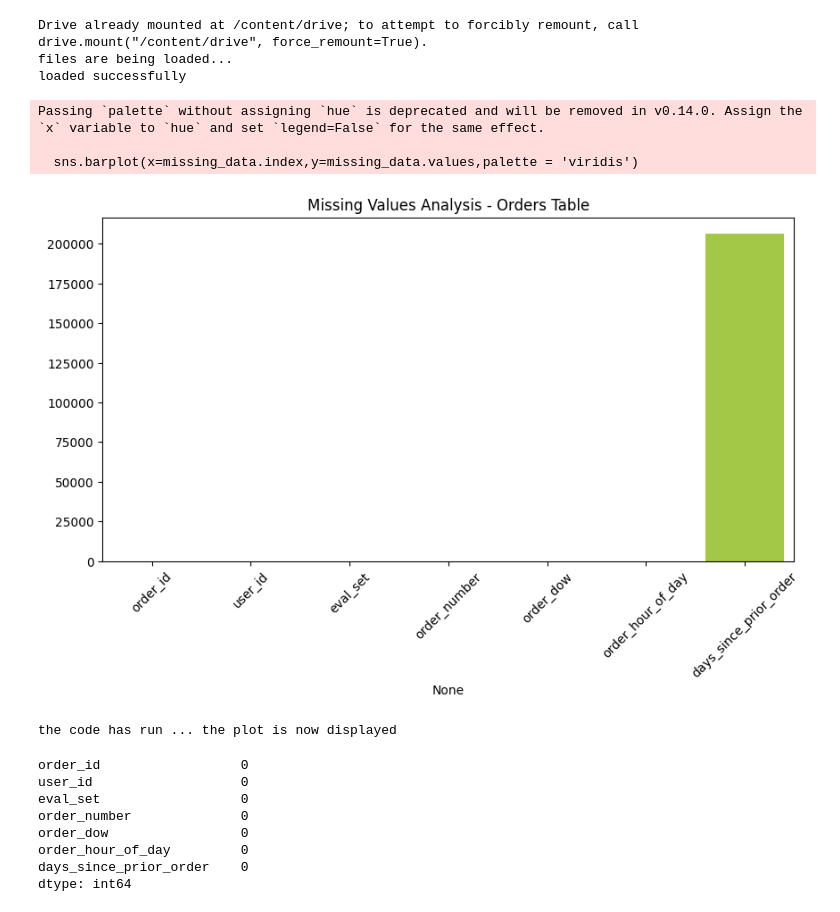
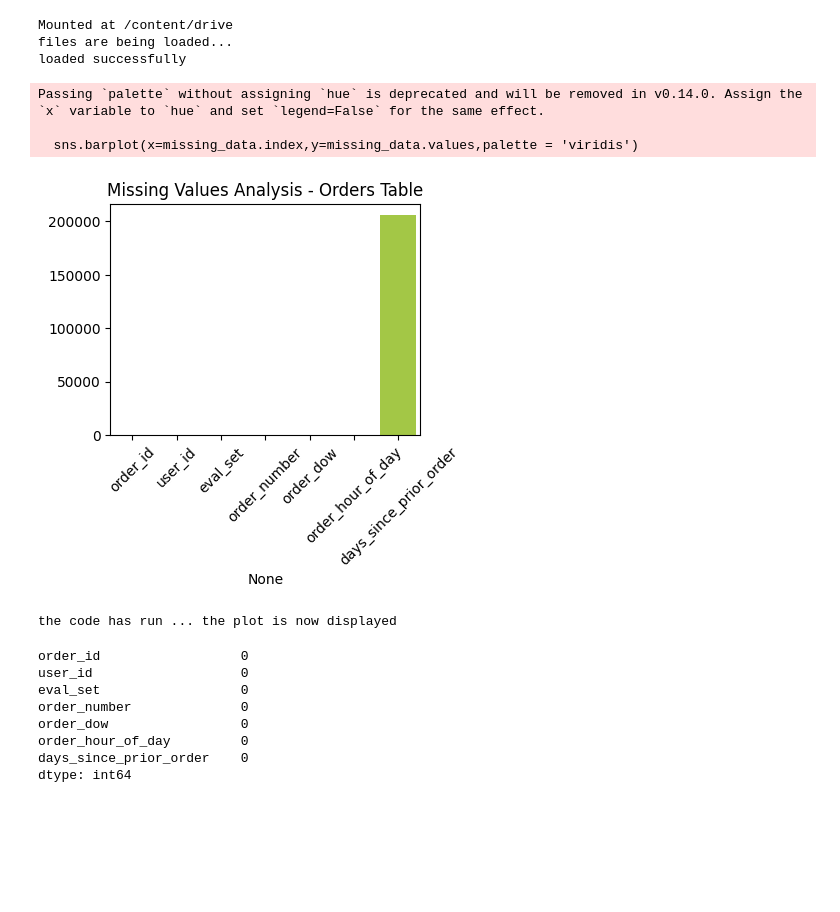
Before and after one commit to reembk5/reem-ML, a Jupyter notebook: task_A_REEM_177645.ipynb, the cells around one changed output. Drawn from its saved outputs; the diff is of its cells as text; code cells hidden in the pictures; blank space fills up the shorter version.

```diff
--- a/task_A_REEM_177645.ipynb
+++ b/task_A_REEM_177645.ipynb
@@ -23,36 +23,36 @@ downcast='integer')
 downcast = 'float')
     return df
 #تحميل الملفات
 print("files are being loaded...")
 orders = reduce_mem_usage(pd.read_csv(path + 'orders.csv'))
 products = reduce_mem_usage(pd.read_csv(path + 'products.csv'))
 aisles = reduce_mem_usage(pd.read_csv(path + 'aisles.csv'))
 departments = reduce_mem_usage(pd.read_csv(path + "departments.csv"))
 print("loaded successfully")
 #تحليل القيم المفقودة و رسمها EDA
 missing_data = orders.isnull().sum()
 
-plt.figure(figsize=(10 , 5))
+plt.figure(figsize=(4 , 3))
 sns.barplot(x=missing_data.index,y=missing_data.values,palette = 'viridis')
 plt.title('Missing Values Analysis - Orders Table')
 plt.xticks(rotation=45)
 plt.savefig('missing_values_plot.png')
 plt.show()
 print("the code has run ... the plot is now displayed")
 #هون خلصت اول اشي انطلب و هو EDA --> EDA
 #الان نبدا ب heavy preprocessing :
 # join :
 products_full = pd.merge(products,
 aisles , on='aisle_id', how='left')
 products_full = pd.merge(products_full, departments , on='department_id' , how='left' )
 # %% [output]
-Drive already mounted at /content/drive; to attempt to forcibly remount, call drive.mount("/content/drive", force_remount=True).
+Mounted at /content/drive
 files are being loaded...
 loaded successfully
 Passing `palette` without assigning `hue` is deprecated and will be removed in v0.14.0. Assign the `x` variable to `hue` and set `legend=False` for the same effect.
 
   sns.barplot(x=missing_data.index,y=missing_data.values,palette = 'viridis')
-[figure, old version]
+[figure, new version]
 the code has run ... the plot is now displayed
 # %%
 # 3 هسه بدي اعمل تحليل للقيم المفقودة ,لاحظنا انه طلع معنا اكثر من 200 الف قيمة مفقودة عشان هيك يلا نبدأ define and justify imputatiom
```
Also changed, not shown: parts of 13 cells of this notebook.
